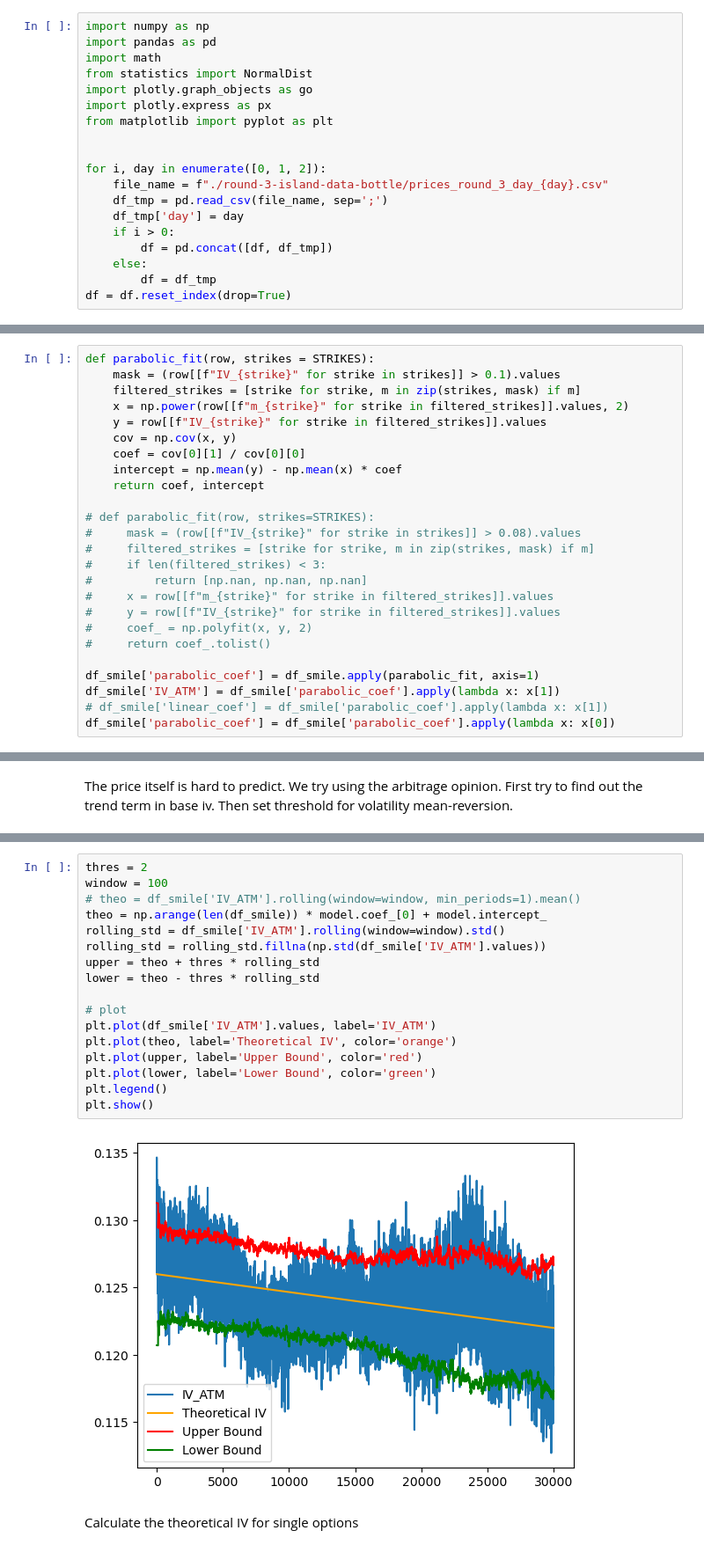
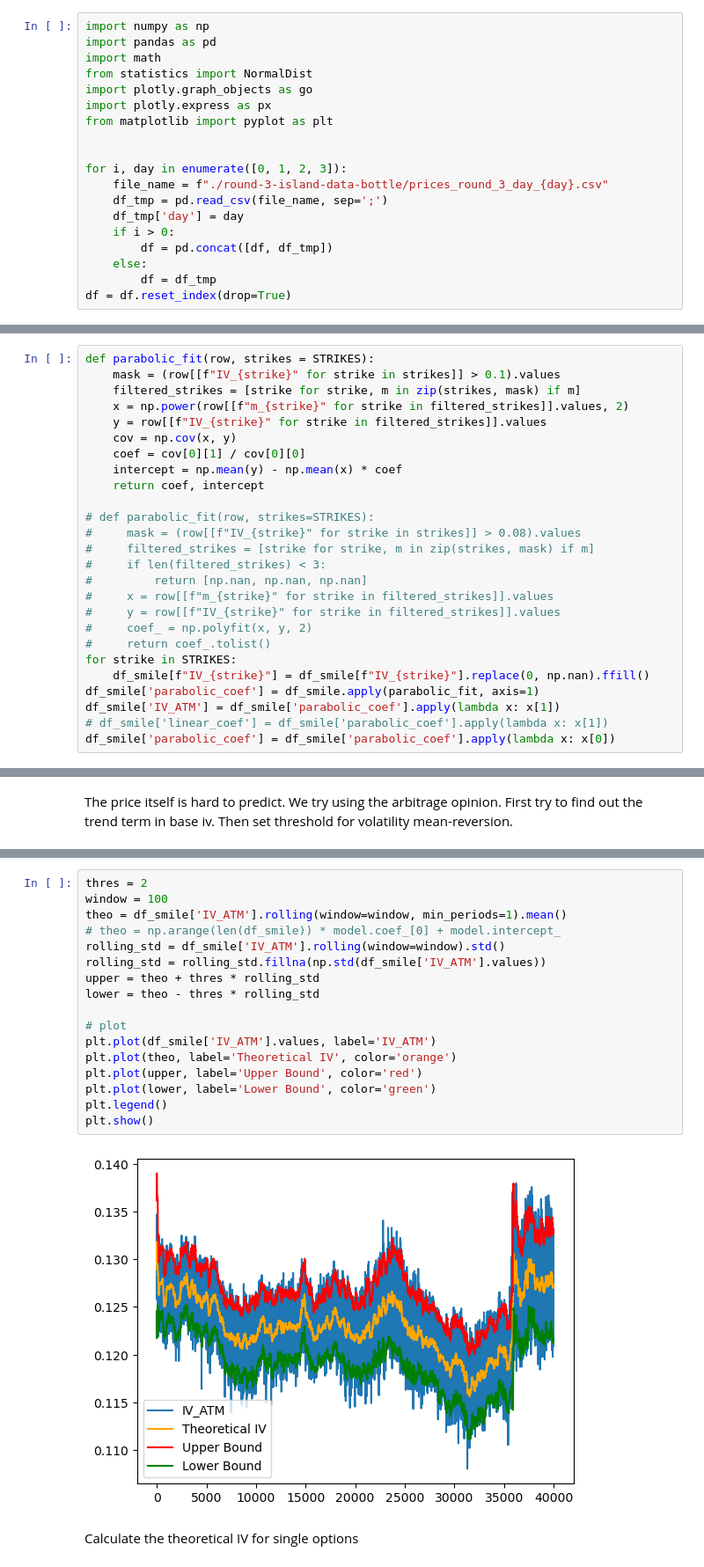
Before and after one commit to Edwin-yin/imc-prosperity-2, a Jupyter notebook: round3_new/vol_smile_check.ipynb, the cells around one changed output, grey strips where cells are left out. Shown at 88% size. Cells and saved outputs as stored; diff of their text form.

```diff
--- a/round3_new/vol_smile_check.ipynb
+++ b/round3_new/vol_smile_check.ipynb
@@ -8,7 +8,7 @@ import plotly.express as px
 from matplotlib import pyplot as plt
 
 
-for i, day in enumerate([0, 1, 2]):
+for i, day in enumerate([0, 1, 2, 3]):
     file_name = f"./round-3-island-data-bottle/prices_round_3_day_{day}.csv"
     df_tmp = pd.read_csv(file_name, sep=';')
     df_tmp['day'] = day
@@ -266,7 +266,8 @@ def parabolic_fit(row, strikes = STRIKES):
 #     y = row[[f"IV_{strike}" for strike in filtered_strikes]].values
 #     coef_ = np.polyfit(x, y, 2)
 #     return coef_.tolist()
-
+for strike in STRIKES:
+    df_smile[f"IV_{strike}"] = df_smile[f"IV_{strike}"].replace(0, np.nan).ffill()
 df_smile['parabolic_coef'] = df_smile.apply(parabolic_fit, axis=1)
 df_smile['IV_ATM'] = df_smile['parabolic_coef'].apply(lambda x: x[1])
 # df_smile['linear_coef'] = df_smile['parabolic_coef'].apply(lambda x: x[1])
@@ -546,22 +547,22 @@ np.std(df_smile['IV_ATM'].values)
 # %%
 thres = 2
 window = 100
-# theo = df_smile['IV_ATM'].rolling(window=window, min_periods=1).mean()
-theo = np.arange(len(df_smile)) * model.coef_[0] + model.intercept_
+theo = df_smile['IV_ATM'].rolling(window=window, min_periods=1).mean()
+# theo = np.arange(len(df_smile)) * model.coef_[0] + model.intercept_
 rolling_std = df_smile['IV_ATM'].rolling(window=window).std()
 rolling_std = rolling_std.fillna(np.std(df_smile['IV_ATM'].values))
 upper = theo + thres * rolling_std
 lower = theo - thres * rolling_std
 
 # plot
 plt.plot(df_smile['IV_ATM'].values, label='IV_ATM')
 plt.plot(theo, label='Theoretical IV', color='orange')
 plt.plot(upper, label='Upper Bound', color='red')
 plt.plot(lower, label='Lower Bound', color='green')
 plt.legend()
 plt.show()
 # %% [output]
-[figure, old version]
+[figure, new version]
 # %% [markdown]
 Calculate the theoretical IV for single options
 # %%
```
Also changed, not shown: parts of 37 cells of this notebook, 32 other files.
